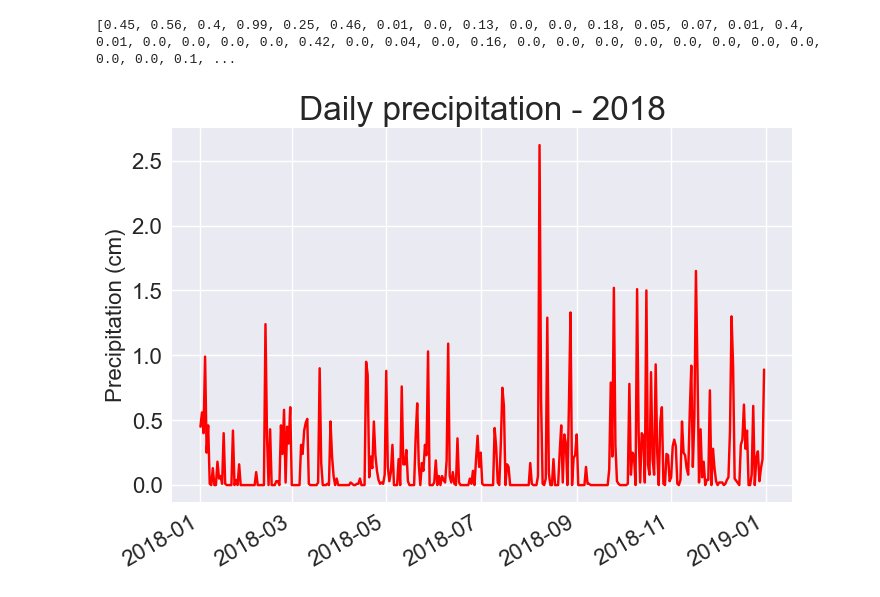
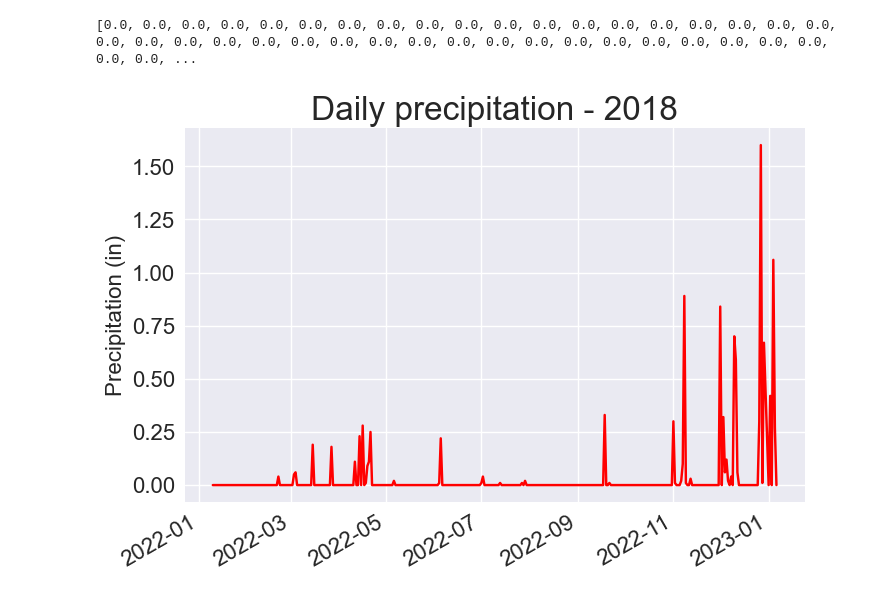
Before and after one commit to joshua-shorterivey/tutorial_pcc_data_visualization, a Jupyter notebook: scratchbook.ipynb, the cells around one changed output. Cells and saved outputs as stored; diff of their text form; code cells hidden in the pictures.

```diff
--- a/scratchbook.ipynb
+++ b/scratchbook.ipynb
@@ -5,33 +5,33 @@ import numpy as np
 
 from datetime import datetime
 # %%
-filename = 'data/sitka_weather_2018_simple.csv'
+filename = 'data/sf_weather_2022.csv'
 with open(filename) as f:
     reader = csv.reader(f)
     header_row = next(reader)
 
     # get dates, high, and low temperatures from this file.
     dates, precipitation = [], []
     for row in reader:
         current_date = datetime.strptime(row[2], '%Y-%m-%d')
         daily_precip = float(row[3])
         dates.append(current_date)
         precipitation.append(daily_precip)
 
 print(precipitation)
 #plot the high temperatures
 plt.style.use('seaborn')
 fig, ax = plt.subplots()
 ax.plot(dates, precipitation, c='red')
 
 #format plot
 ax.set_title('Daily precipitation - 2018', fontsize=24)
 ax.set_xlabel('', fontsize=16)
 fig.autofmt_xdate()
-ax.set_ylabel('Precipitation (cm)', fontsize=16)
+ax.set_ylabel('Precipitation (in)', fontsize=16)
 ax.tick_params(axis='both', which='major', labelsize=16)
 
 plt.show()
 # %% [output]
-[0.45, 0.56, 0.4, 0.99, 0.25, 0.46, 0.01, 0.0, 0.13, 0.0, 0.0, 0.18, 0.05, 0.07, 0.01, 0.4, 0.01, 0.0, 0.0, 0.0, 0.0, 0.42, 0.0, 0.04, 0.0, 0.16, 0.0, 0.0, 0.0, 0.0, 0.0, 0.0, 0.0, 0.0, 0.0, 0.0, 0.1, ...
+[0.0, 0.0, 0.0, 0.0, 0.0, 0.0, 0.0, 0.0, 0.0, 0.0, 0.0, 0.0, 0.0, 0.0, 0.0, 0.0, 0.0, 0.0, 0.0, 0.0, 0.0, 0.0, 0.0, 0.0, 0.0, 0.0, 0.0, 0.0, 0.0, 0.0, 0.0, 0.0, 0.0, 0.0, 0.0, 0.0, 0.0, 0.0, 0.0, 0.0, ...
-[figure, old version]
+[figure, new version]
```
Also changed, not shown: parts of 2 cells of this notebook, 1 other file.
